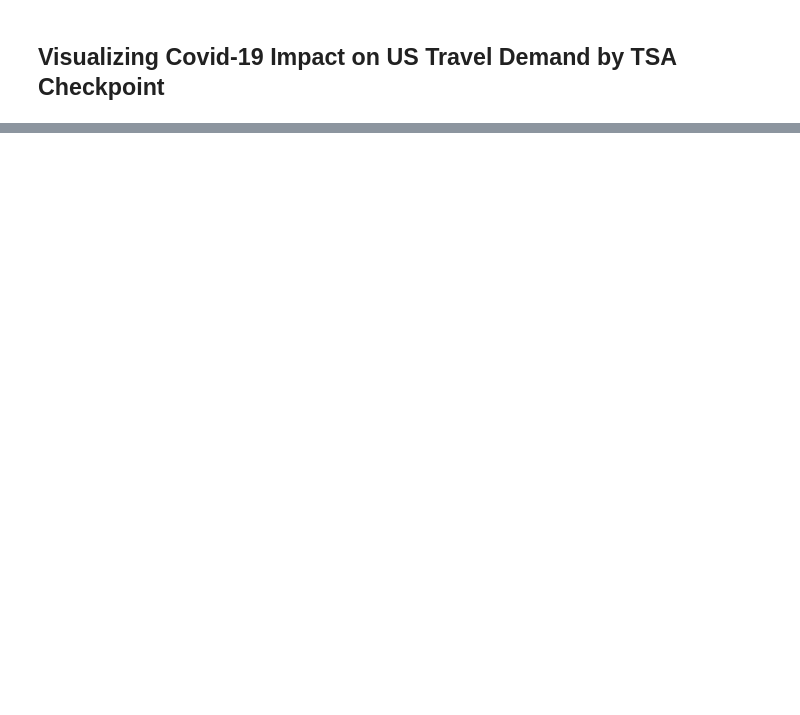
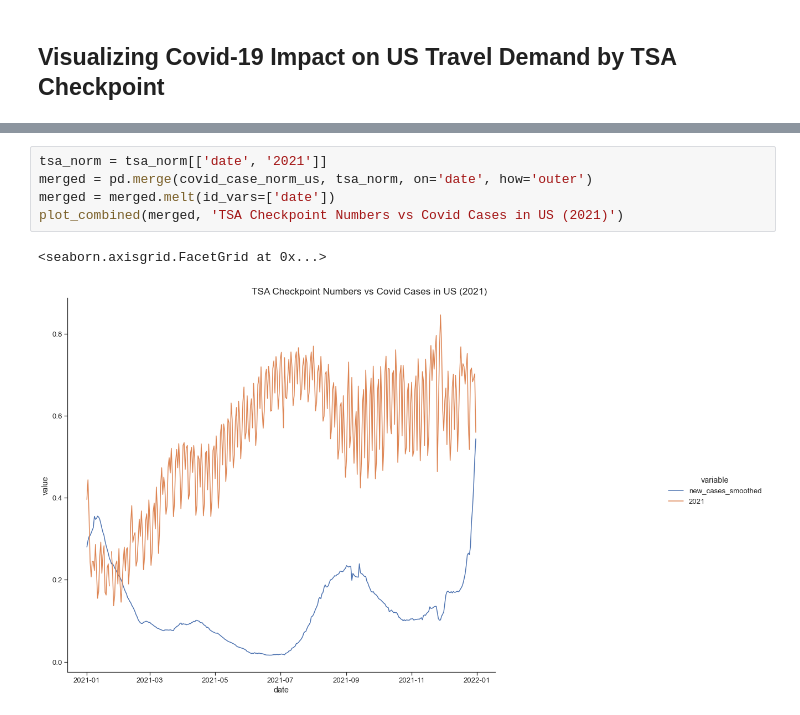
Before and after one commit to jitrapon/mads-milestone-i, a Jupyter notebook: exploration.ipynb, the cells around one changed output, grey strips where cells are left out. Drawn from its saved outputs; the diff is of its cells as text; blank space fills up the shorter version.

```diff
--- a/exploration.ipynb
+++ b/exploration.ipynb
@@ -400,0 +451,8 @@ tsa
+# %%
+tsa_norm = tsa_norm[['date', '2021']]
+merged = pd.merge(covid_case_norm_us, tsa_norm, on='date', how='outer')
+merged = merged.melt(id_vars=['date'])
+plot_combined(merged, 'TSA Checkpoint Numbers vs Covid Cases in US (2021)')
+# %% [output]
+<seaborn.axisgrid.FacetGrid at 0x...>
+[figure, added]
```
Also changed, not shown: parts of 23 cells of this notebook.
